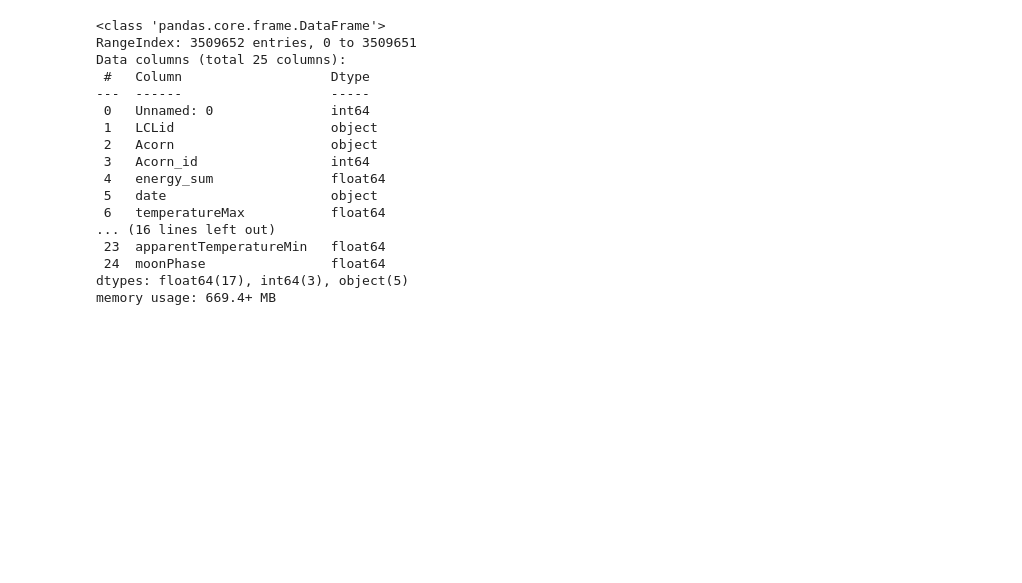
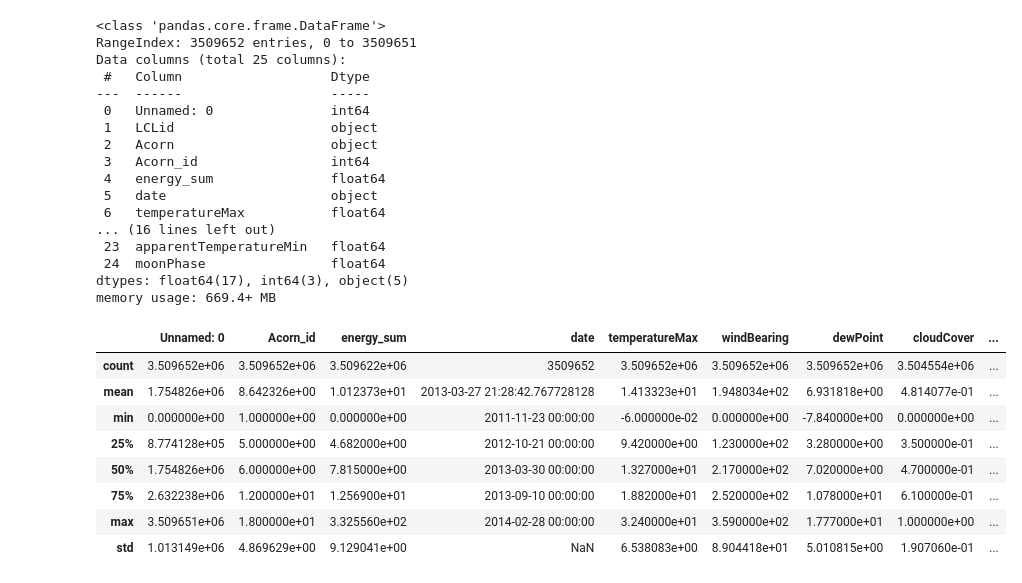
Before and after one commit to Hestia-Thesis/data_science, a Jupyter notebook: ETL.ipynb, the cells around one changed output. Saved outputs shown, nothing was run; the diff lists cells and outputs as text; code cells hidden in the pictures; blank space fills up the shorter version.

```diff
--- a/ETL.ipynb
+++ b/ETL.ipynb
@@ -1,6 +1,8 @@
 # %%
 import pandas as pd
 import numpy as np
+
+pd.set_option('display.max_columns', None)
 # %%
 energy_info = pd.read_csv(f"../data/energy_info.csv")
 # %%
@@ -23,3 +25,5 @@ Data columns (total 25 columns):
  24  moonPhase                float64
 dtypes: float64(17), int64(3), object(5)
 memory usage: 669.4+ MB
+# %%
+energy_info = energy_info.drop(['Unnamed: 0'], axis=1)
@@ -26 +38,13 @@ memory usage: 669.4+ MB
+# %%
+energy_info.describe()
+# %% [output]
+|  | Unnamed: 0 | Acorn_id | energy_sum | date | temperatureMax | windBearing | dewPoint | cloudCover | ... |
+| count | 3.509652e+06 | 3.509652e+06 | 3.509622e+06 | 3509652 | 3.509652e+06 | 3.509652e+06 | 3.509652e+06 | 3.504554e+06 | ... |
+| mean | 1.754826e+06 | 8.642326e+00 | 1.012373e+01 | 2013-03-27 21:28:42.767728128 | 1.413323e+01 | 1.948034e+02 | 6.931818e+00 | 4.814077e-01 | ... |
+| min | 0.000000e+00 | 1.000000e+00 | 0.000000e+00 | 2011-11-23 00:00:00 | -6.000000e-02 | 0.000000e+00 | -7.840000e+00 | 0.000000e+00 | ... |
+| 25% | 8.774128e+05 | 5.000000e+00 | 4.682000e+00 | 2012-10-21 00:00:00 | 9.420000e+00 | 1.230000e+02 | 3.280000e+00 | 3.500000e-01 | ... |
+| 50% | 1.754826e+06 | 6.000000e+00 | 7.815000e+00 | 2013-03-30 00:00:00 | 1.327000e+01 | 2.170000e+02 | 7.020000e+00 | 4.700000e-01 | ... |
+| 75% | 2.632238e+06 | 1.200000e+01 | 1.256900e+01 | 2013-09-10 00:00:00 | 1.882000e+01 | 2.520000e+02 | 1.078000e+01 | 6.100000e-01 | ... |
+| max | 3.509651e+06 | 1.800000e+01 | 3.325560e+02 | 2014-02-28 00:00:00 | 3.240000e+01 | 3.590000e+02 | 1.777000e+01 | 1.000000e+00 | ... |
+| std | 1.013149e+06 | 4.869629e+00 | 9.129041e+00 | NaN | 6.538083e+00 | 8.904418e+01 | 5.010815e+00 | 1.907060e-01 | ... |
 # %%
```
Also changed, not shown: parts of 5 cells of this notebook.
